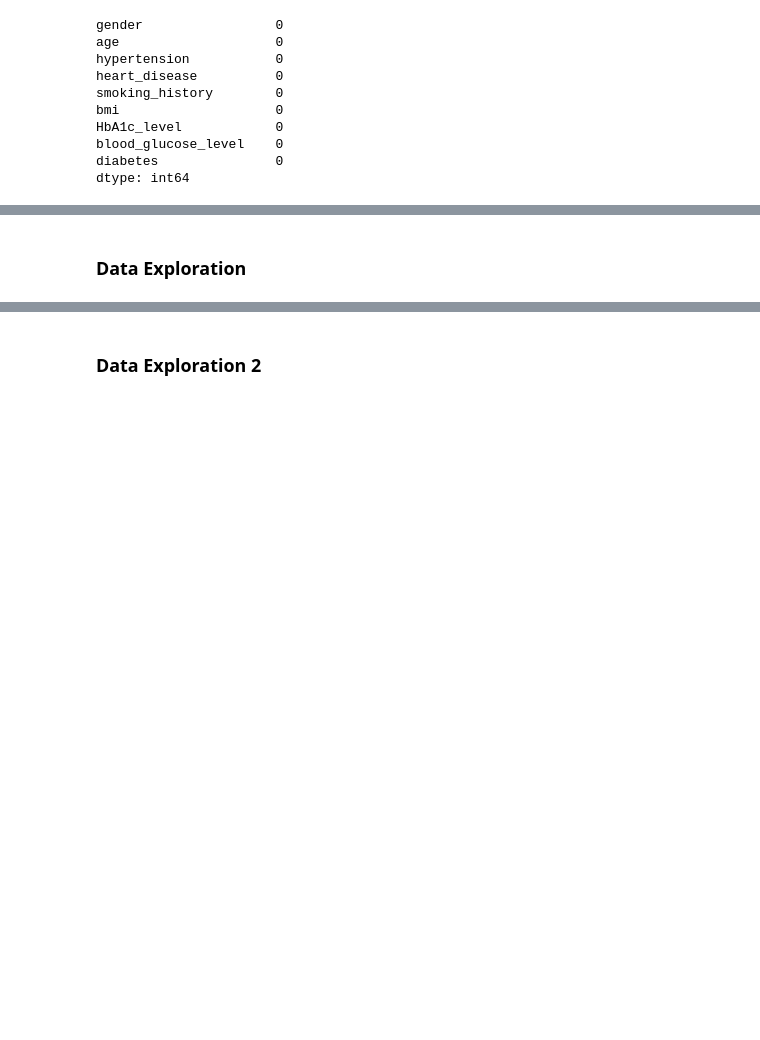
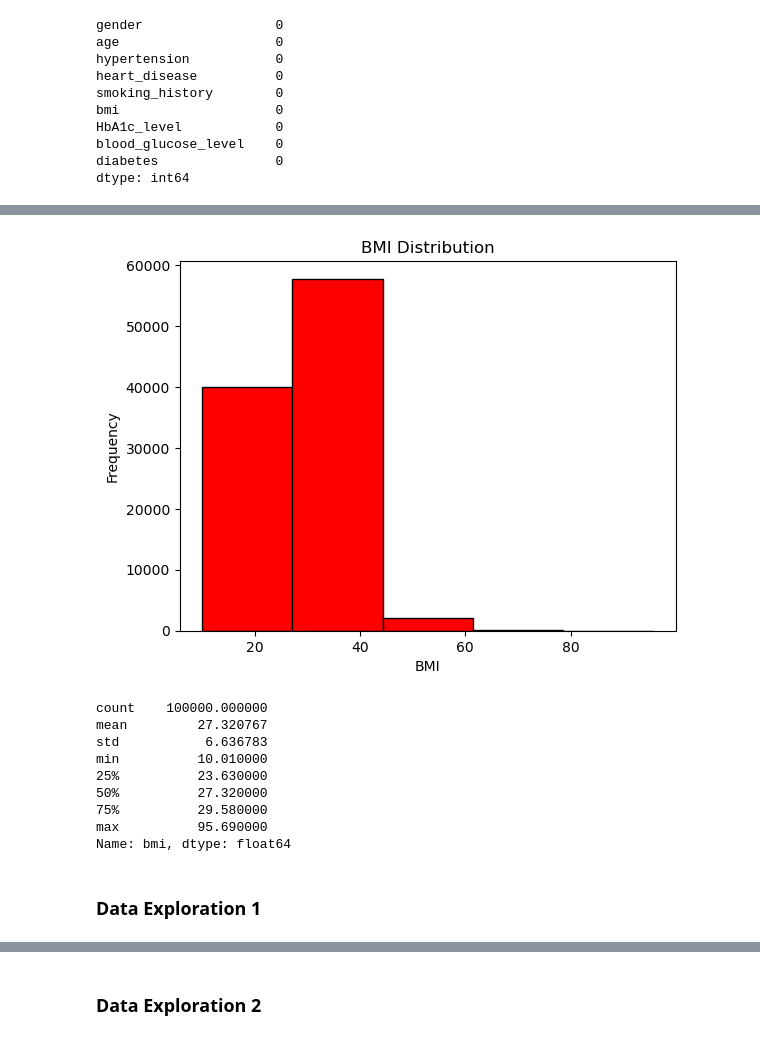
Before and after one commit to cantu2555/-Diabetes-Prediction-Project-, a Jupyter notebook: DSC 630 Term Project - Python.ipynb, the cells around one changed output, grey strips where cells are left out. Drawn from its saved outputs; the diff is of its cells as text; code cells hidden in the pictures; blank space fills up the shorter version.

```diff
--- a/DSC 630 Term Project - Python.ipynb
+++ b/DSC 630 Term Project - Python.ipynb
@@ -55,5 +82,25 @@ dtype: int64
+# %%
+plt.hist(df['bmi'], bins=5, color='red', edgecolor='black')
+
+plt.xlabel('BMI')
+plt.ylabel('Frequency')
+plt.title('BMI Distribution')
+
+plt.show()
+df['bmi'].describe()
+# %% [output]
+[figure, added]
+count    100000.000000
+mean         27.320767
+std           6.636783
+min          10.010000
+25%          23.630000
+50%          27.320000
+75%          29.580000
+max          95.690000
+Name: bmi, dtype: float64
 # %% [markdown]
-### Data Exploration
+### Data Exploration 1
 # %%
 df.describe()
 # %% [output]
```
Also changed, not shown: parts of 8 cells of this notebook.
